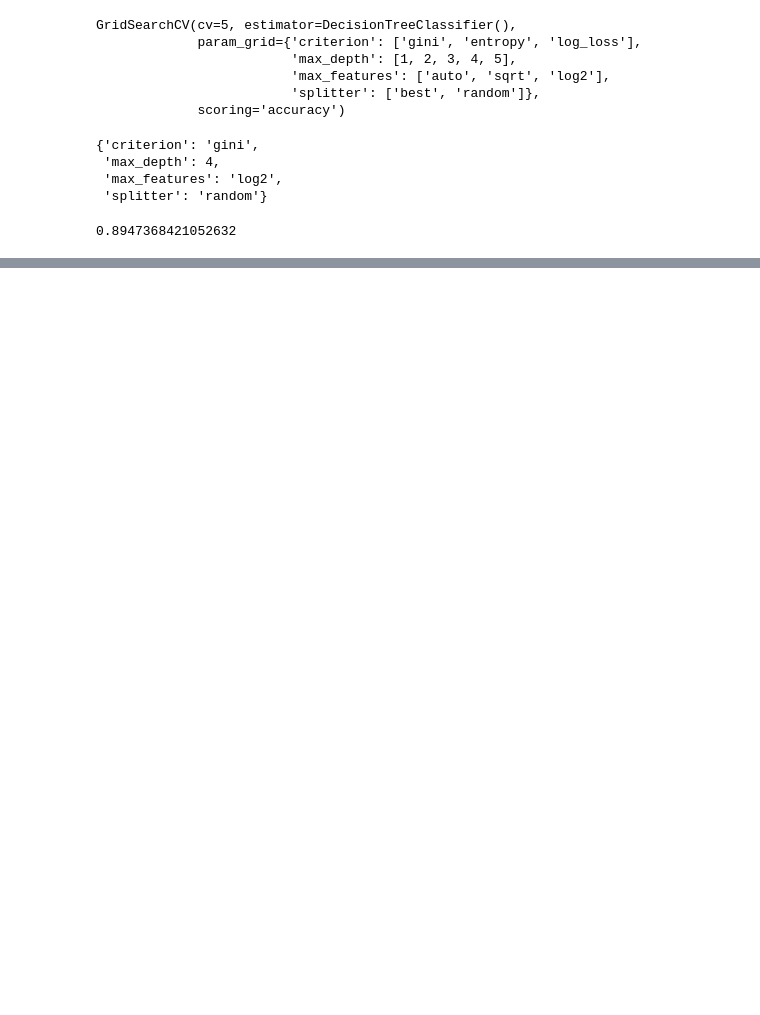
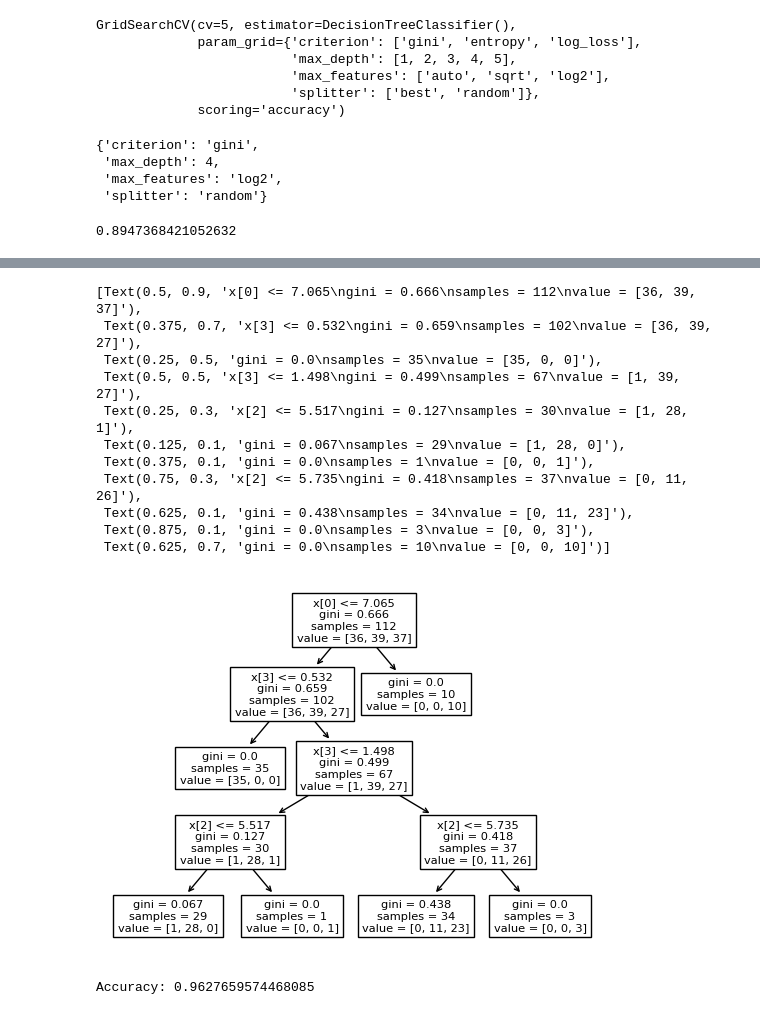
Before and after one commit to satyam-gaikwad/machine-learning, a Jupyter notebook: DT_pre_post_prunning.ipynb, the cells around one changed output, grey strips where cells are left out. Drawn from its saved outputs; the diff is of its cells as text; code cells hidden in the pictures; blank space fills up the shorter version.

```diff
--- a/DT_pre_post_prunning.ipynb
+++ b/DT_pre_post_prunning.ipynb
@@ -81,0 +94,44 @@ print(classme)
+# %%
+
+from sklearn import tree
+tree.plot_tree(cv.best_estimator_)
+# %% [output]
+[Text(0.5, 0.9, 'x[0] <= 7.065\ngini = 0.666\nsamples = 112\nvalue = [36, 39, 37]'),
+ Text(0.375, 0.7, 'x[3] <= 0.532\ngini = 0.659\nsamples = 102\nvalue = [36, 39, 27]'),
+ Text(0.25, 0.5, 'gini = 0.0\nsamples = 35\nvalue = [35, 0, 0]'),
+ Text(0.5, 0.5, 'x[3] <= 1.498\ngini = 0.499\nsamples = 67\nvalue = [1, 39, 27]'),
+ Text(0.25, 0.3, 'x[2] <= 5.517\ngini = 0.127\nsamples = 30\nvalue = [1, 28, 1]'),
+ Text(0.125, 0.1, 'gini = 0.067\nsamples = 29\nvalue = [1, 28, 0]'),
+ Text(0.375, 0.1, 'gini = 0.0\nsamples = 1\nvalue = [0, 0, 1]'),
+ Text(0.75, 0.3, 'x[2] <= 5.735\ngini = 0.418\nsamples = 37\nvalue = [0, 11, 26]'),
+ Text(0.625, 0.1, 'gini = 0.438\nsamples = 34\nvalue = [0, 11, 23]'),
+ Text(0.875, 0.1, 'gini = 0.0\nsamples = 3\nvalue = [0, 0, 3]'),
+ Text(0.625, 0.7, 'gini = 0.0\nsamples = 10\nvalue = [0, 0, 10]')]
+[figure, added]
+# %%
+# Import necessary libraries
+import pandas as pd
+from sklearn.ensemble import RandomForestClassifier
+from sklearn.model_selection import train_test_split
+from sklearn.metrics import accuracy_score
+from sklearn.datasets import load_breast_cancer
+# Load the dataset
+df = load_breast_cancer()
+df
+# Split data into training and testing sets
+X_train, X_test, y_train, y_test = train_test_split(df.data, df.target, test_size=0.33)
+
+# Create a random forest classifier
+rf = RandomForestClassifier(n_estimators=100, max_depth=5)
+
+# Train the model on the training data
+rf.fit(X_train, y_train)
+
+# Make predictions on the test data
+y_pred = rf.predict(X_test)
+
+# Evaluate the accuracy of the model
+accuracy = accuracy_score(y_test, y_pred)
+print("Accuracy:", accuracy)
+# %% [output]
+Accuracy: 0.9627659574468085
```
Also changed, not shown: parts of 5 cells of this notebook, 1 other file.
